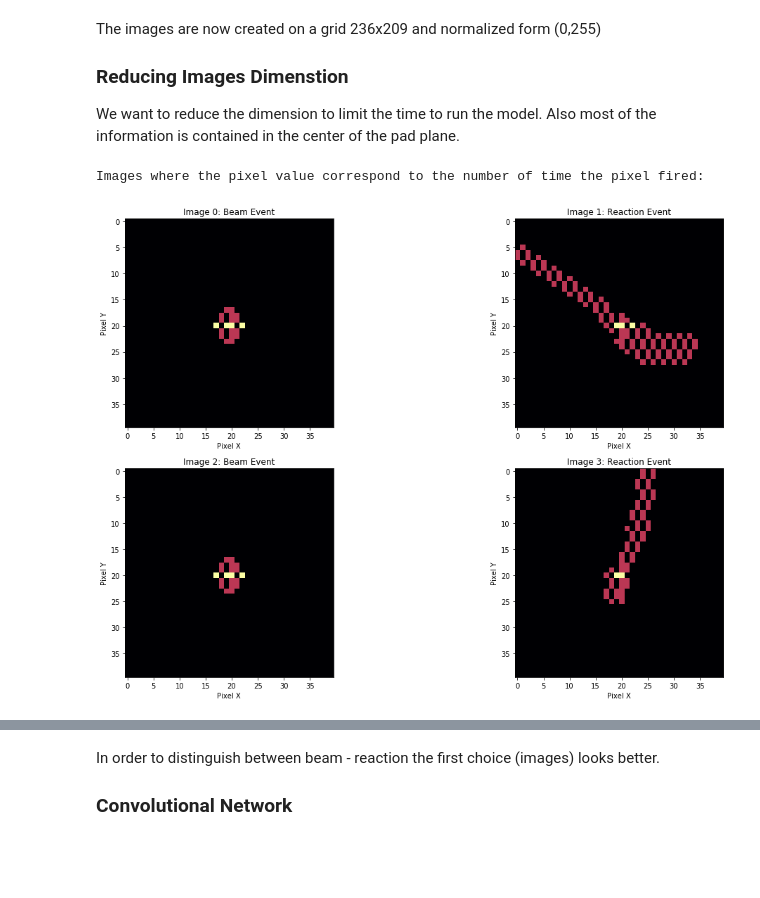
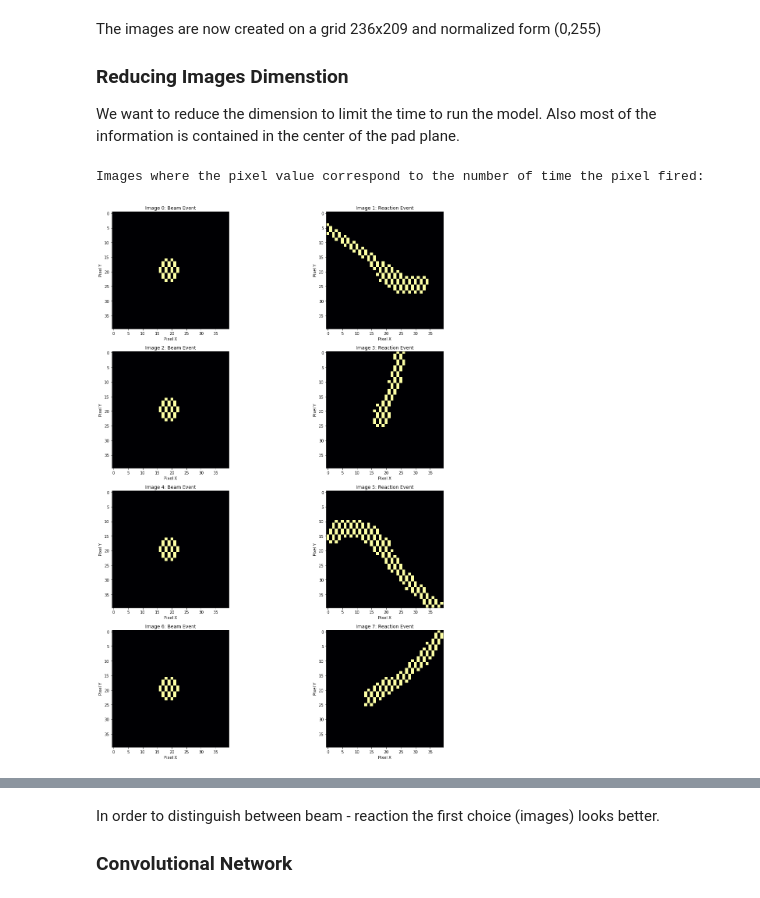
Before and after one commit to fracassetti-stf/AT-TPC_MLProject, a Jupyter notebook: CNN.ipynb, the cells around one changed output, grey strips where cells are left out. Cells and saved outputs as stored; diff of their text form; code cells hidden in the pictures; blank space fills up the shorter version.

```diff
--- a/CNN.ipynb
+++ b/CNN.ipynb
@@ -337,12 +335,13 @@ images = np.zeros((len(DataList),236,209))
 
 for i in range(len(DataList)): # loop on event number
     for j in range(len(DataList[i])): # loop on event rows
-        n_y = int(DataList[i][j][1]/y_spc) + 118 # calculate which y image pixel fired
-        n_x = int((DataList[i][j][0]-x_spc/2)/x_spc) + 104 # calculate which x image pixel fired
+        n_y = math.floor(DataList[i][j][1]/y_spc) + 118 # calculate which y image pixel fired
+        n_x = math.floor((DataList[i][j][0]-x_spc/2)/x_spc) + 104 # calculate which x image pixel fired
         images_Q[i][n_y][n_x] =  images_Q[i][n_y][n_x] + DataList[i][j][4]
         images[i][n_y][n_x] =  images[i][n_y][n_x] + 1
 
 # Normalize the data (0-255)
+images_Q = normalize_image_data(images_Q)
 images = normalize_image_data(images)
 # %% [markdown]
 The images are now created on a grid 236x209 and normalized form (0,255)
@@ -362,28 +361,28 @@ for i in range(len(DataList)):
 # %%
 # Plot some Images
 print("Images where the pixel value correspond to the number of time the pixel fired:")
-plot_row = 2
+plot_row = 4
 idx = 0
 fig, ax = plt.subplots(plot_row,2,figsize=(18, plot_row*5))
 for i in range(plot_row):
     for j in range(2):
         ax[i][j].imshow(images_reduced[idx], cmap='inferno')
         if Labels[idx]>0.5:
             ax[i][j].set_title("Image "+ str(idx) + ": Reaction Event")
         else:
             ax[i][j].set_title("Image "+ str(idx) + ": Beam Event")
 
         ax[i][j].set_xlabel("Pixel X")
         ax[i][j].set_ylabel("Pixel Y")
 
 
         idx = idx +1
 
 fig.tight_layout() # adjust automatically spacing between sublots
 plt.show()
 # %% [output]
 Images where the pixel value correspond to the number of time the pixel fired:
-[figure, old version]
+[figure, new version]
 # %%
 idx = 0
 print("Images where the pixel value correspond to the charge deposited")
```
Also changed, not shown: parts of 11 cells of this notebook, 3 other files.
